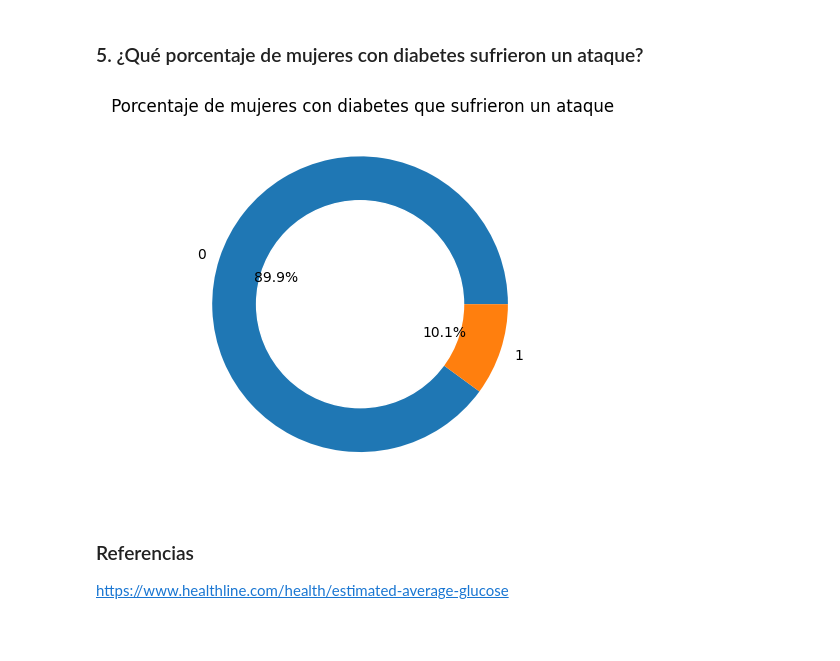
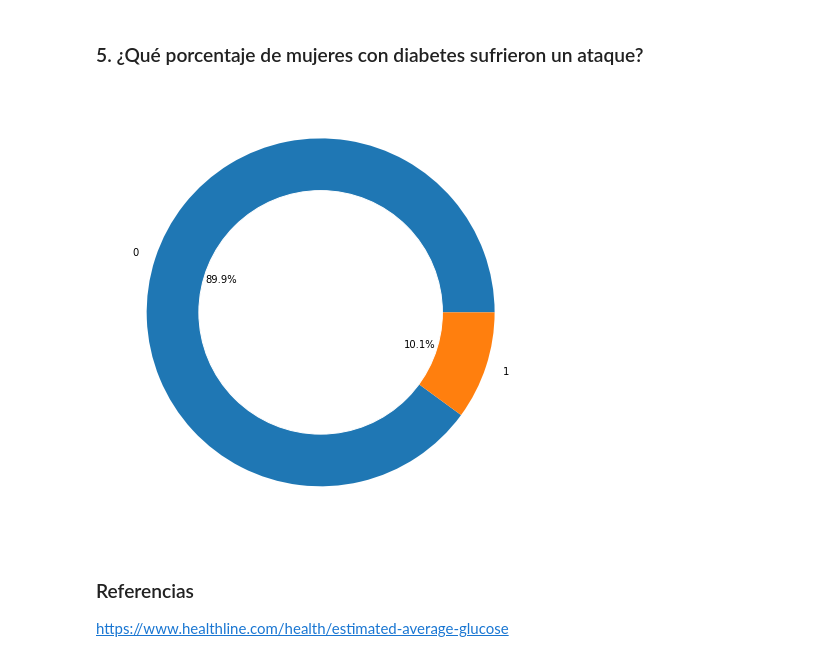
Before and after one commit to jbardalesr/macrodata-projects, a Jupyter notebook: Laboratorio2/Consultas_Jordi.ipynb, the cells around one changed output. Cells and saved outputs as stored; diff of their text form; code cells hidden in the pictures; blank space fills up the shorter version.

```diff
--- a/Laboratorio2/Consultas_Jordi.ipynb
+++ b/Laboratorio2/Consultas_Jordi.ipynb
@@ -8,7 +8,7 @@ import warnings
 
 warnings.filterwarnings("ignore")
 # %%
-df = pd.read_csv('./healthcare-dataset-stroke-data.csv')
+df = pd.read_csv('./data-limpia.csv')
 df.dropna(inplace=True)
 # %%
 df.isna().sum()
@@ -100,20 +103,20 @@ plt.show()
 # %%
 df_glucosa = df.loc[(df.avg_glucose_level > 140) & (df.gender == 'Female')]
 vals = df_glucosa["stroke"].value_counts()
 data = vals.values
 keys = vals.index
 
 explode = (0.0, 0.0)
 
-fig1, ax1 = plt.subplots()
-ax1.set_title(" Porcentaje de mujeres con diabetes que sufrieron un ataque")
+fig1, ax1 = plt.subplots(figsize=(8, 8))
+# ax1.set_title(" Porcentaje de mujeres con diabetes que sufrieron un ataque")
 ax1.pie(data, explode=explode, labels=keys, autopct='%1.1f%%')
 my_circle = plt.Circle((0, 0), 0.7, color='white')
 p = plt.gcf()
 p.gca().add_artist(my_circle)
 plt.show()
 # %% [output]
-[figure, old version]
+[figure, new version]
 # %% [markdown]
 ### Referencias
 https://www.healthline.com/health/estimated-average-glucose
```
Also changed, not shown: parts of 6 cells of this notebook.
